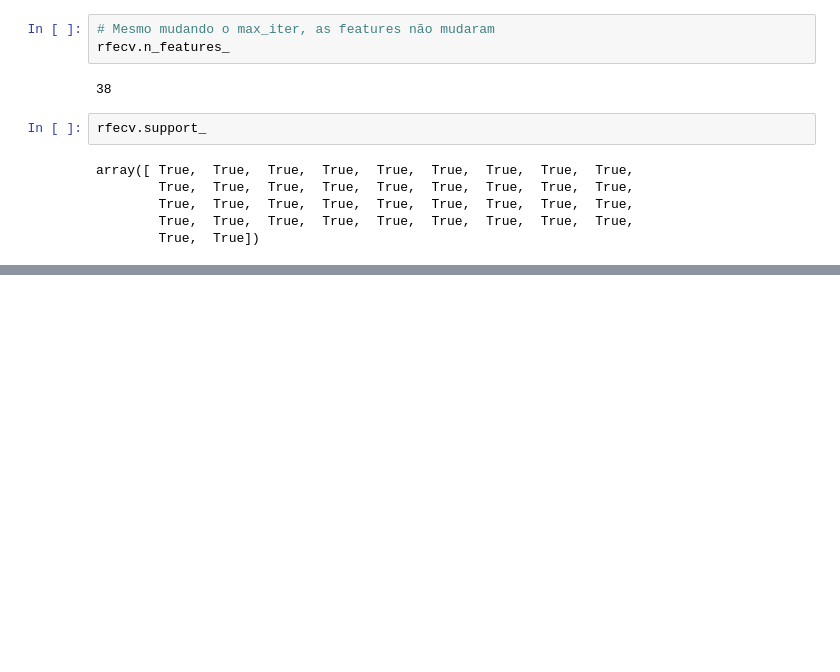
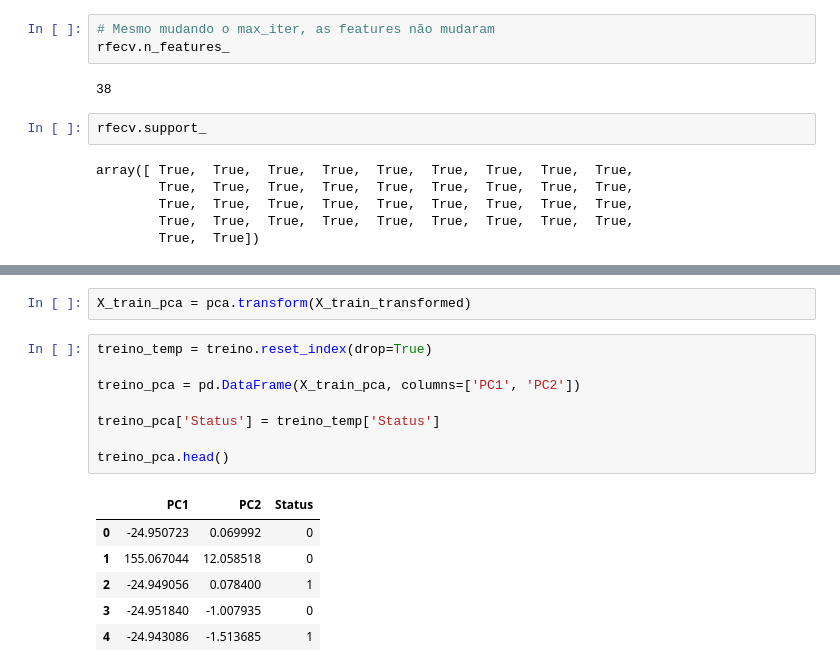
Before and after one commit to fernandobrancher/project_machine_learning_iii, a Jupyter notebook: project_loan_defaulters.ipynb, the cells around one changed output, grey strips where cells are left out. Cells and saved outputs as stored; diff of their text form; blank space fills up the shorter version.

```diff
--- a/project_loan_defaulters.ipynb
+++ b/project_loan_defaulters.ipynb
@@ -625,0 +652,17 @@ array([ True,  True,  True,  True,  True,  True,  True,  True,  True,
+# %%
+X_train_pca = pca.transform(X_train_transformed)
+# %%
+treino_temp = treino.reset_index(drop=True)
+
+treino_pca = pd.DataFrame(X_train_pca, columns=['PC1', 'PC2'])
+
+treino_pca['Status'] = treino_temp['Status']
+
+treino_pca.head()
+# %% [output]
+|  | PC1 | PC2 | Status |
+| 0 | -24.950723 | 0.069992 | 0 |
+| 1 | 155.067044 | 12.058518 | 0 |
+| 2 | -24.949056 | 0.078400 | 1 |
+| 3 | -24.951840 | -1.007935 | 0 |
+| 4 | -24.943086 | -1.513685 | 1 |
```
Also changed, not shown: parts of 6 cells of this notebook.
